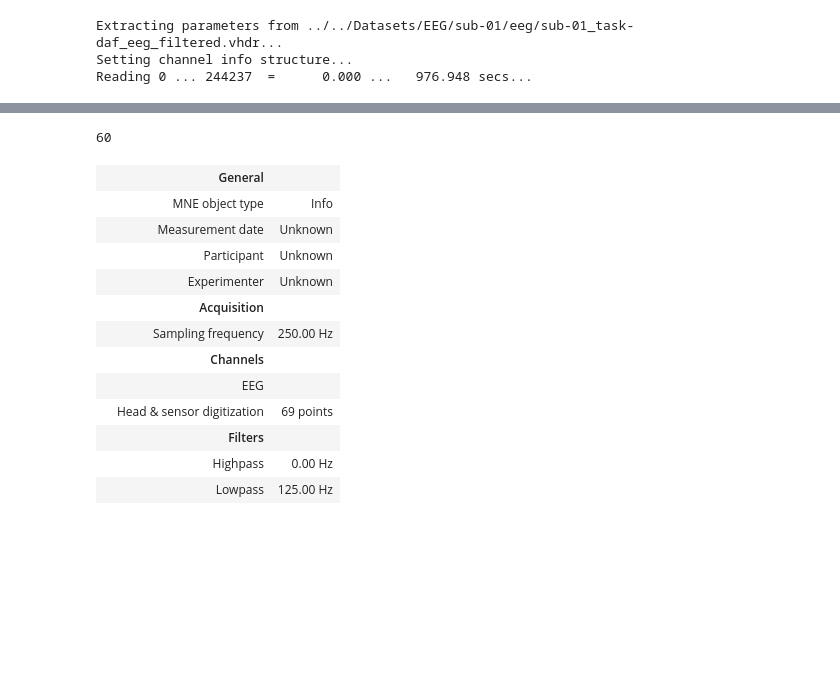
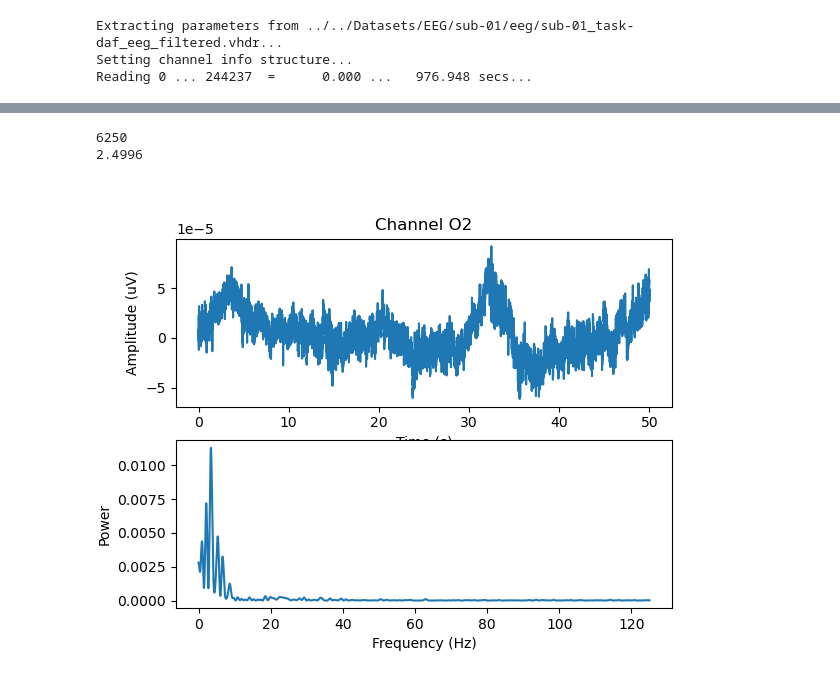
Before and after one commit to mindemory/EEG_MEG_Methods, a Jupyter notebook: MNEPython/Tutorial2_AnswerKey.ipynb, the cells around one changed output, grey strips where cells are left out. Saved outputs shown, nothing was run; the diff lists cells and outputs as text; code cells hidden in the pictures; blank space fills up the shorter version.

```diff
--- a/MNEPython/Tutorial2_AnswerKey.ipynb
+++ b/MNEPython/Tutorial2_AnswerKey.ipynb
@@ -288,50 +318,46 @@ plt.show()
 # %%
-# Compute power at specific frequency for a single channel by taking inner product with a complex sine wave
-# Let us compute power at between 50-70 Hz for occipital electrode O1
-elecIdx = [elecPos[elecPos['name'] == 'O1'].index[0]][0]
+# Let us compute power at all frequencies for occipital electrode O2
+timeToPlot = 50 # Time in seconds to plot
+t = raw.times[raw.times < timeToPlot]
+N = len(t)
+chName = 'O2'
+elecIdx = [elecPos[elecPos['name'] == chName].index[0]][0]
+x = np.arange(0,N)/N
+X = data[elecIdx, raw.times < timeToPlot]
 
-freqs = np.arange(40, 100, 1)
+SR = raw.info['sfreq']
+freq_res = SR/len(X)
+freqs = np.fft.fftfreq(N, 1/SR)
+freqs = freqs[:N//2]
 print(len(freqs))
 powerVec = np.zeros(len(freqs))
-timeToPlot = 2000 # Time in seconds to plot
-t = raw.times[raw.times < timeToPlot]
-X = data[elecIdx, raw.times < timeToPlot]
 for i, k in enumerate(freqs):
-    W = np.exp(-1j * 2 * np.pi * k * t)
+    W = np.exp(-1j * 2 * np.pi * k * x)
 
     # Compute the inner product (DFT coefficient for frequency k)
     # We use vector multiplication!
-    X_k = np.dot(W, X)
+    X_k = (W.T @ X)
 
     powerVec[i] = np.real(X_k)**2 + np.imag(X_k)**2
+
+freq_vector = freqs*freq_res
+print(max(freq_vector))
 
 plt.figure()
 plt.subplot(2, 1, 1)
 plt.plot(t, X)
 plt.xlabel('Time (s)')
 plt.ylabel('Amplitude (uV)')
+plt.title(f'Channel {chName}')
 
 plt.subplot(2, 1, 2)
-plt.bar(freqs, powerVec)
+plt.plot(freqs, powerVec)
 plt.xlabel('Frequency (Hz)')
 plt.ylabel('Power')
+
 plt.show()
 # %% [output]
-60
+6250
+2.4996
+[figure, added]
-# %%
-raw.info
-# %% [output]
-|  | General |  |
-|  | MNE object type | Info |
-|  | Measurement date | Unknown |
-|  | Participant | Unknown |
-|  | Experimenter | Unknown |
-|  | Acquisition |  |
-|  | Sampling frequency | 250.00 Hz |
-|  | Channels |  |
-|  | EEG |  |
-|  | Head & sensor digitization | 69 points |
-|  | Filters |  |
-|  | Highpass | 0.00 Hz |
-|  | Lowpass | 125.00 Hz |
 # %%
```
Also changed, not shown: parts of 16 cells of this notebook, 2 other files.
